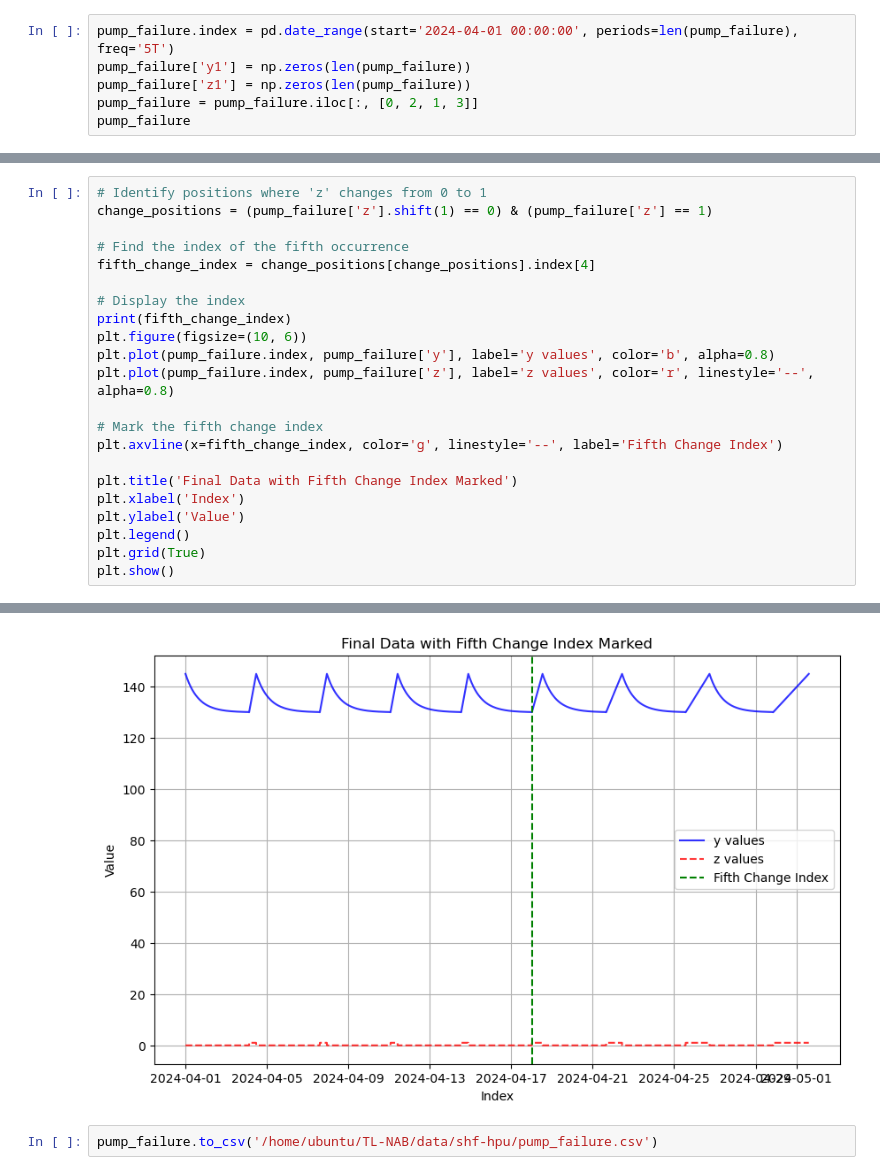
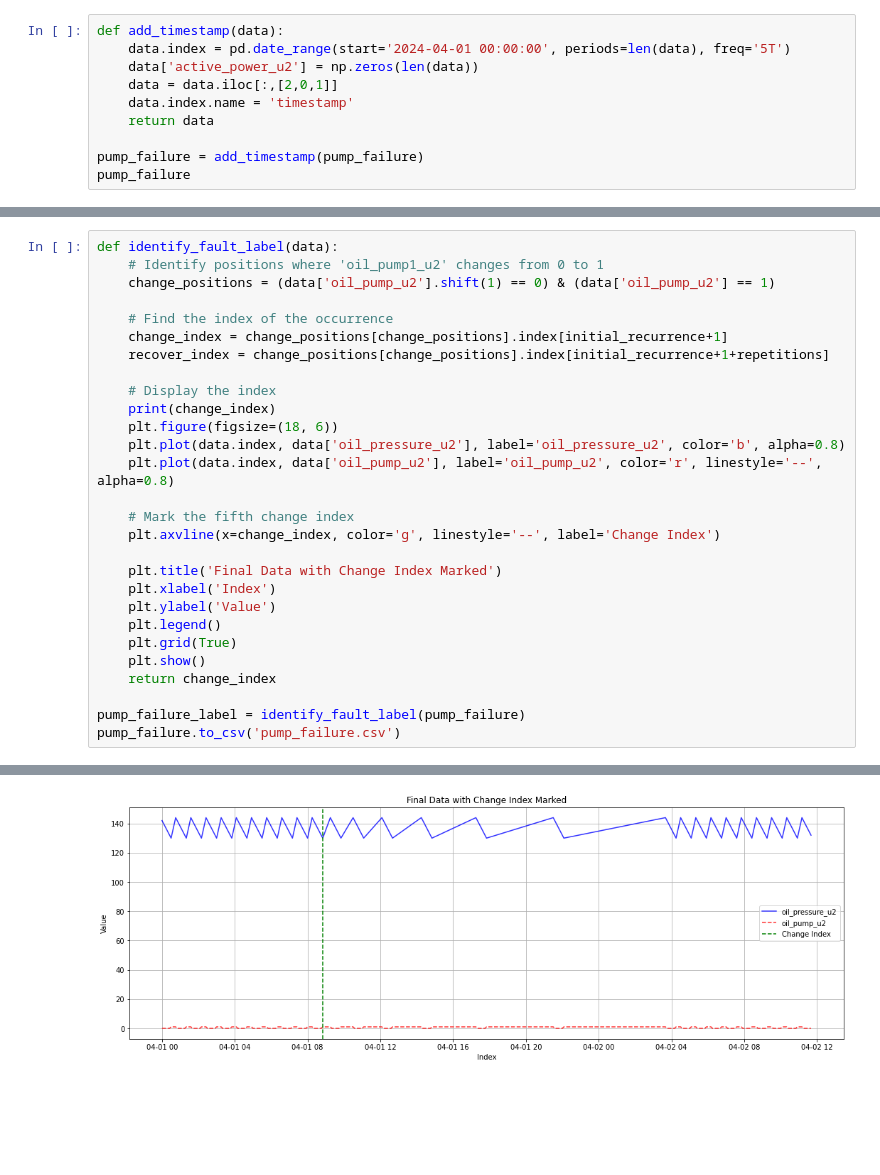
Before and after one commit to xiazong-fortum/TL-NAB, a Jupyter notebook: test_TL/simulate_data.ipynb, the cells around one changed output, grey strips where cells are left out. Cells and saved outputs as stored; diff of their text form; blank space fills up the shorter version.

```diff
--- a/test_TL/simulate_data.ipynb
+++ b/test_TL/simulate_data.ipynb
@@ -64,7 +117,11 @@ plt.show()
 # %%
-pump_failure.index = pd.date_range(start='2024-04-01 00:00:00', periods=len(pump_failure), freq='5T')
-pump_failure['y1'] = np.zeros(len(pump_failure))
-pump_failure['z1'] = np.zeros(len(pump_failure))
-pump_failure = pump_failure.iloc[:, [0, 2, 1, 3]]
+def add_timestamp(data):
+    data.index = pd.date_range(start='2024-04-01 00:00:00', periods=len(data), freq='5T')
+    data['active_power_u2'] = np.zeros(len(data))
+    data = data.iloc[:,[2,0,1]]
+    data.index.name = 'timestamp'
+    return data
+
+pump_failure = add_timestamp(pump_failure)
 pump_failure
 # %% [output]
@@ -84,23 +160,29 @@ pump_failure
 # %%
-# Identify positions where 'z' changes from 0 to 1
-change_positions = (pump_failure['z'].shift(1) == 0) & (pump_failure['z'] == 1)
+def identify_fault_label(data):
+    # Identify positions where 'oil_pump1_u2' changes from 0 to 1
+    change_positions = (data['oil_pump_u2'].shift(1) == 0) & (data['oil_pump_u2'] == 1)
 
-# Find the index of the fifth occurrence
-fifth_change_index = change_positions[change_positions].index[4]
+    # Find the index of the occurrence
+    change_index = change_positions[change_positions].index[initial_recurrence+1]
+    recover_index = change_positions[change_positions].index[initial_recurrence+1+repetitions]
 
-# Display the index
-print(fifth_change_index)
-plt.figure(figsize=(10, 6))
-plt.plot(pump_failure.index, pump_failure['y'], label='y values', color='b', alpha=0.8)
-plt.plot(pump_failure.index, pump_failure['z'], label='z values', color='r', linestyle='--', alpha=0.8)
+    # Display the index
+    print(change_index)
+    plt.figure(figsize=(18, 6))
+    plt.plot(data.index, data['oil_pressure_u2'], label='oil_pressure_u2', color='b', alpha=0.8)
+    plt.plot(data.index, data['oil_pump_u2'], label='oil_pump_u2', color='r', linestyle='--', alpha=0.8)
 
-# Mark the fifth change index
-plt.axvline(x=fifth_change_index, color='g', linestyle='--', label='Fifth Change Index')
+    # Mark the fifth change index
+    plt.axvline(x=change_index, color='g', linestyle='--', label='Change Index')
 
-plt.title('Final Data with Fifth Change Index Marked')
-plt.xlabel('Index')
-plt.ylabel('Value')
-plt.legend()
-plt.grid(True)
-plt.show()
+    plt.title('Final Data with Change Index Marked')
+    plt.xlabel('Index')
+    plt.ylabel('Value')
+    plt.legend()
+    plt.grid(True)
+    plt.show()
+    return change_index
+
+pump_failure_label = identify_fault_label(pump_failure)
+pump_failure.to_csv('pump_failure.csv')
 # %% [output]
@@ -108,3 +190 @@ plt.show()
-[figure, old version]
+[figure, new version]
-# %%
-pump_failure.to_csv('/home/ubuntu/TL-NAB/data/shf-hpu/pump_failure.csv')
```
Also changed, not shown: parts of 12 cells of this notebook, 31 other files.
